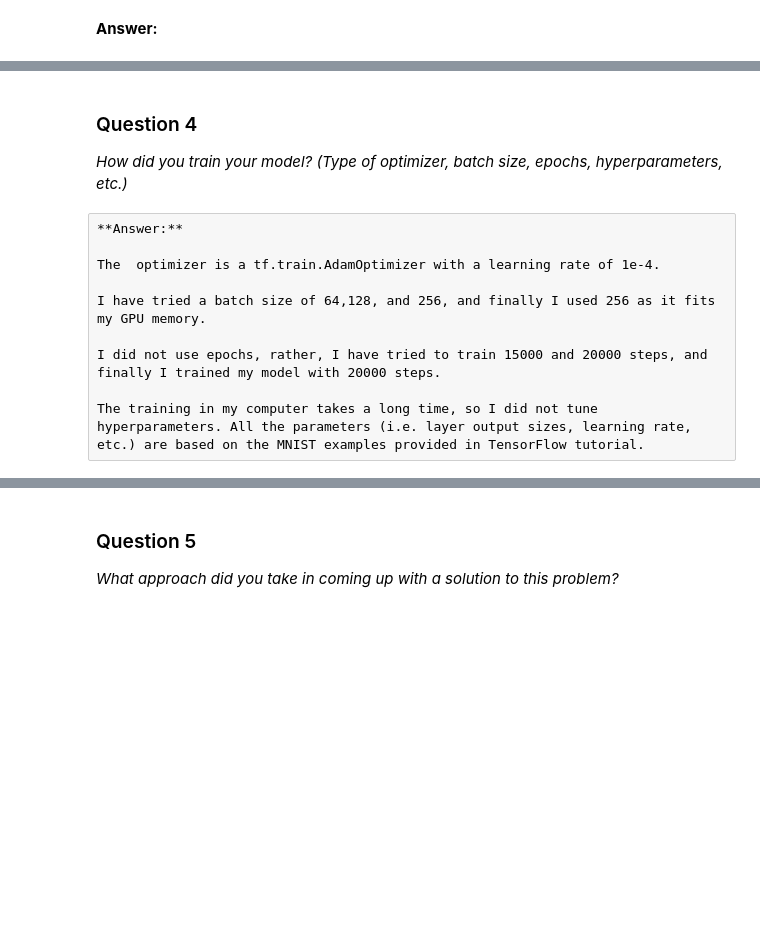
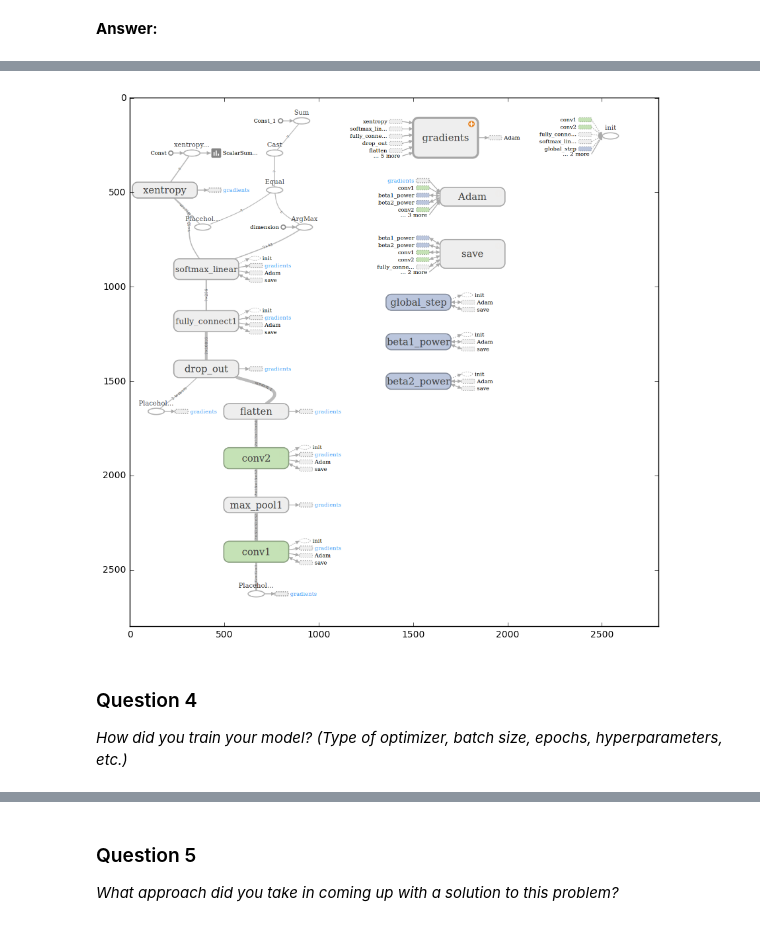
Before and after one commit to xueyizou/CarND-Traffic-Sign-Recognition-DL, a Jupyter notebook: Traffic_Signs_Recognition.ipynb, the cells around one changed output, grey strips where cells are left out. Cells and saved outputs as stored; diff of their text form; code cells hidden in the pictures; blank space fills up the shorter version.

Commit message:
revision-model structure changed

```diff
--- a/Traffic_Signs_Recognition.ipynb
+++ b/Traffic_Signs_Recognition.ipynb
@@ -292 +287,12 @@ the model structure is defined by the funcition 'inference' in cnn_helper.py, wh
+# %%
+### show the model architecture
+
+model = imread("./model_architecture.png")
+fig= plt.figure(figsize=(10,10), dpi=100)
+axes = fig.add_axes([0.1,0.1,0.8,0.8])
+
+axes.imshow(np.uint8(imresize(model,(2800,2800))))
+plt.show()
+# %% [output]
+[figure, added]
 # %%
@@ -343,13 +347,3 @@ def inference(images_ph, hidden1_units=32, hidden2_units=64, fc_units=1024, keep
 ### Question 4
 
 _How did you train your model? (Type of optimizer, batch size, epochs, hyperparameters, etc.)_
-# %% [raw]
-**Answer:**
-
-The  optimizer is a tf.train.AdamOptimizer with a learning rate of 1e-4.
-
-I have tried a batch size of 64,128, and 256, and finally I used 256 as it fits my GPU memory.
-
-I did not use epochs, rather, I have tried to train 15000 and 20000 steps, and finally I trained my model with 20000 steps.
-
-The training in my computer takes a long time, so I did not tune hyperparameters. All the parameters (i.e. layer output sizes, learning rate, etc.) are based on the MNIST examples provided in TensorFlow tutorial.
```
Also changed, not shown: parts of 22 cells of this notebook, 6 other files.
